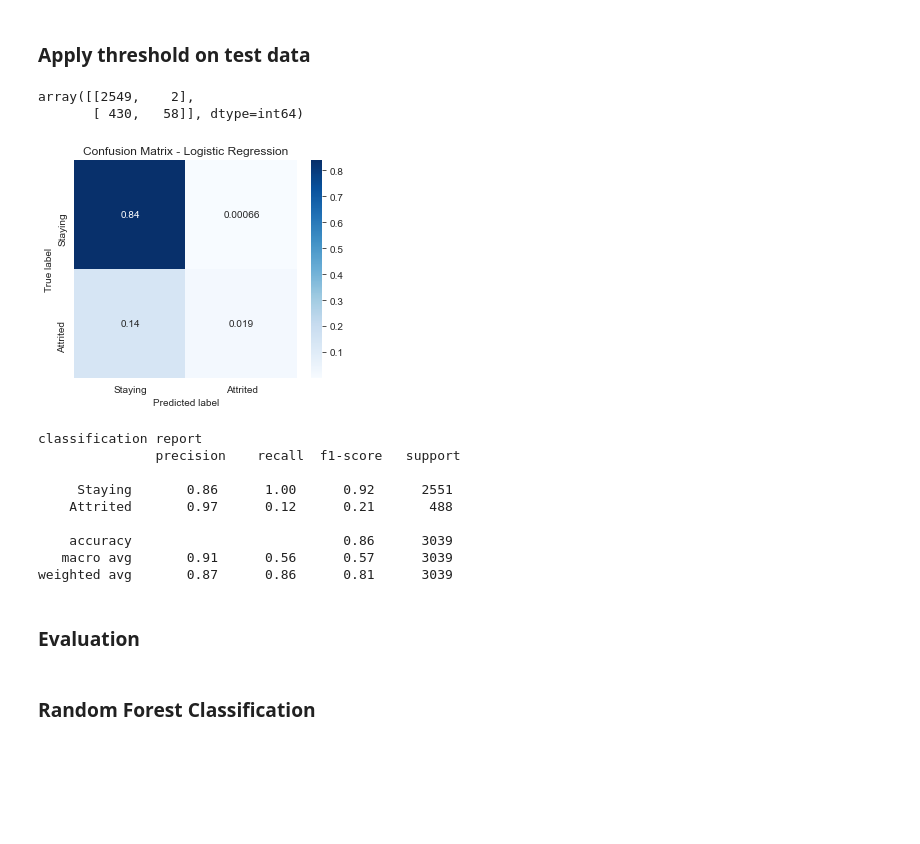
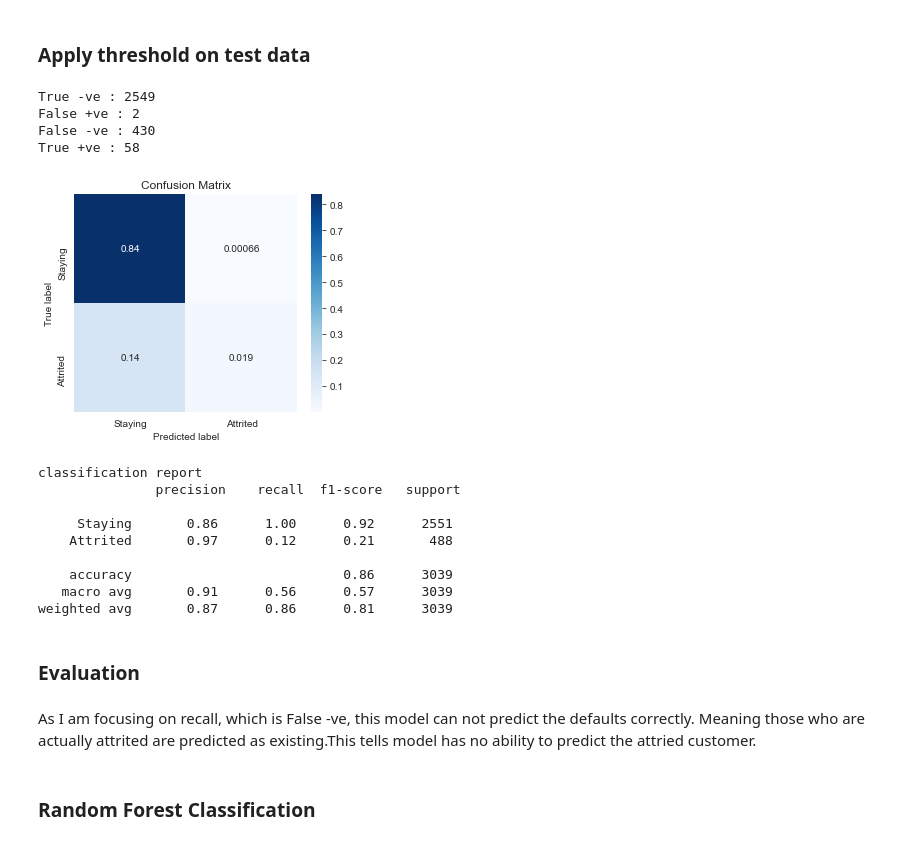
Before and after one commit to shaisid01/Data-Science, a Jupyter notebook: CapstoneProjects/Capstone 2/Notebooks/05_modeling.ipynb, the cells around one changed output. Drawn from its saved outputs; the diff is of its cells as text; code cells hidden in the pictures; blank space fills up the shorter version.

```diff
--- a/CapstoneProjects/Capstone 2/Notebooks/05_modeling.ipynb
+++ b/CapstoneProjects/Capstone 2/Notebooks/05_modeling.ipynb
@@ -188,18 +188,18 @@ def plot_precision_recall_curve(actual,preds):
     ax.hlines(y=0.5,xmin=0,xmax=1,color='red')
     ax.legend()
     ax.grid()
-# %%
-def plot_Confusionmatrix(actuals,target):
-    plt.figure(figsize=(5,4))
-    ConfMatrix = metrics.confusion_matrix(actuals,target, labels=[0,1], normalize='all')
-
-    sns.heatmap(ConfMatrix,annot=True, cmap="Blues",
-                xticklabels = ["Staying","Attrited"],
-                yticklabels = ["Staying","Attrited"])
-    plt.ylabel('True label')
-    plt.xlabel('Predicted label')
-    plt.title("Confusion Matrix - Logistic Regression");
-    return
+# %%
+def plot_Confusionmatrix(actuals,target):
+    plt.figure(figsize=(5,4))
+    ConfMatrix = metrics.confusion_matrix(actuals,target, labels=[0,1], normalize='all')
+
+    sns.heatmap(ConfMatrix,annot=True, cmap="Blues",
+                xticklabels = ["Staying","Attrited"],
+                yticklabels = ["Staying","Attrited"])
+    plt.ylabel('True label')
+    plt.xlabel('Predicted label')
+    plt.title("Confusion Matrix");
+    return
 # %% [markdown]
 #### Data Reading
 # %%
@@ -611,27 +616,32 @@ lg_max_score
 lg_test_predict = log_best_estimator.predict_proba(X_test)
 # %%
 lg_test_labels = np.where(lg_test_predict[:,1] >= lg_max_score, 1, 0)
-# %%
-plot_Confusionmatrix(y_test,lg_test_labels)
-metrics.confusion_matrix(y_test,lg_test_labels)
-# %% [output]
-array([[2549,    2],
-       [ 430,   58]], dtype=int64)
-[figure, removed]
-# %%
-y_class_report = metrics.classification_report(y_test,lg_test_labels,zero_division=1, target_names=["Staying","Attrited"])
-print("classification report\n", y_class_report )
-# %% [output]
-classification report
-               precision    recall  f1-score   support
-
-     Staying       0.86      1.00      0.92      2551
-    Attrited       0.97      0.12      0.21       488
-
-    accuracy                           0.86      3039
-   macro avg       0.91      0.56      0.57      3039
-weighted avg       0.87      0.86      0.81      3039
-# %% [markdown]
-### Evaluation
+# %%
+plot_Confusionmatrix(y_test,lg_test_labels)
+tn, fp, fn, tp = metrics.confusion_matrix(y_test,lg_test_labels).ravel()
+print(f"True -ve : {tn}\nFalse +ve : {fp}\nFalse -ve : {fn}\nTrue +ve : {tp}\n")
+# %% [output]
+True -ve : 2549
+False +ve : 2
+False -ve : 430
+True +ve : 58
+[figure, added]
+# %%
+y_class_report = metrics.classification_report(y_test,lg_test_labels,zero_division=1, target_names=["Staying","Attrited"])
+print("classification report\n", y_class_report )
+# %% [output]
+classification report
+               precision    recall  f1-score   support
+
+     Staying       0.86      1.00      0.92      2551
+    Attrited       0.97      0.12      0.21       488
+
+    accuracy                           0.86      3039
+   macro avg       0.91      0.56      0.57      3039
+weighted avg       0.87      0.86      0.81      3039
+# %% [markdown]
+### Evaluation
+# %% [markdown]
+As I am focusing on recall, which is False -ve, this model can not predict the defaults correctly. Meaning those who are actually attrited are predicted as existing.This tells model has no ability to predict the attried customer.
 # %% [markdown]
 ### Random Forest Classification
```
Also changed, not shown: parts of 98 cells of this notebook.
